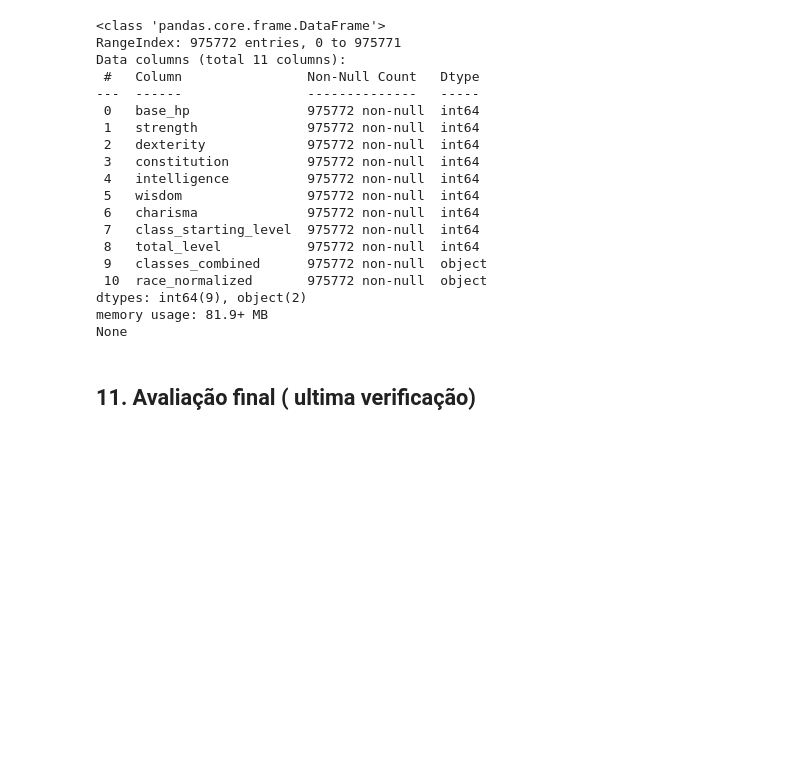
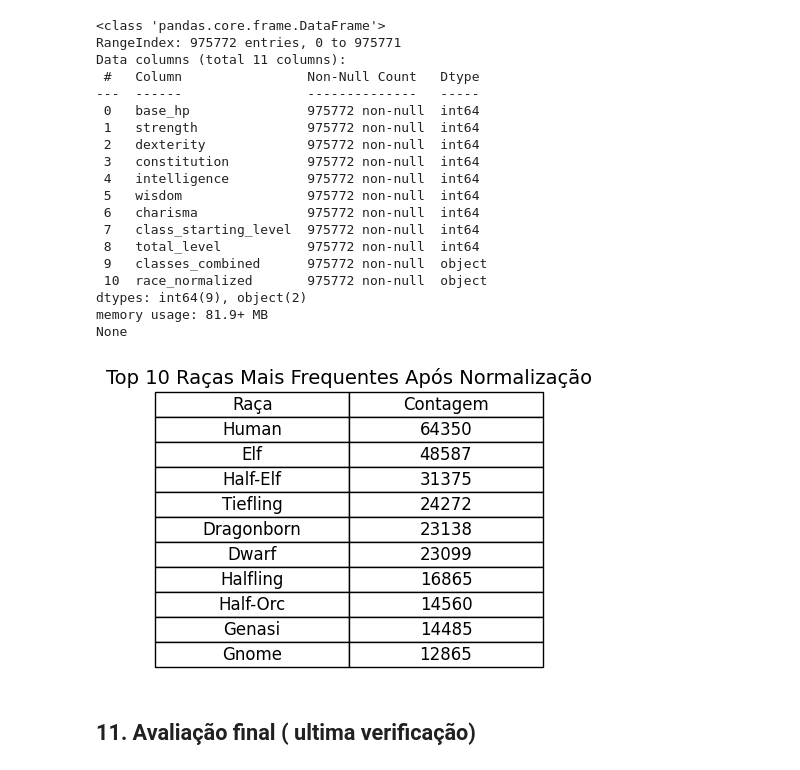
Before and after one commit to william-217/crisp-dm-dnd, a Jupyter notebook: app/data_cleaning_Final.ipynb, the cells around one changed output. Saved outputs shown, nothing was run; the diff lists cells and outputs as text; code cells hidden in the pictures; blank space fills up the shorter version.

Commit message:
adicionada tabela top 10 raças ao data_cleaning_Final

```diff
--- a/app/data_cleaning_Final.ipynb
+++ b/app/data_cleaning_Final.ipynb
@@ -811,6 +811,23 @@ Data columns (total 11 columns):
 dtypes: int64(9), object(2)
 memory usage: 81.9+ MB
 None
+# %%
+
+# Top 10 raças mais frequentes após normalização
+top_races = df['race_normalized'].value_counts().head(10).reset_index()
+top_races.columns = ['Raça', 'Contagem']
+
+# Mostrar tabela como imagem (para relatórios ou apresentações)
+fig, ax = plt.subplots(figsize=(5, 2.5))  # 5 polegadas ~ 500px
+ax.axis('off')
+tbl = ax.table(cellText=top_races.values, colLabels=top_races.columns, loc='center', cellLoc='center')
+tbl.auto_set_font_size(True)
+tbl.set_fontsize(12)
+tbl.scale(1, 1.5)
+plt.title("Top 10 Raças Mais Frequentes Após Normalização", fontsize=14, pad=15, y=1.15)
+plt.show()
+# %% [output]
+[figure, added]
 # %% [markdown]
 ## <h2>11. Avaliação final ( ultima verificação)
 # %%
```
Also changed, not shown: parts of 1 cell of this notebook, 1 other file.
